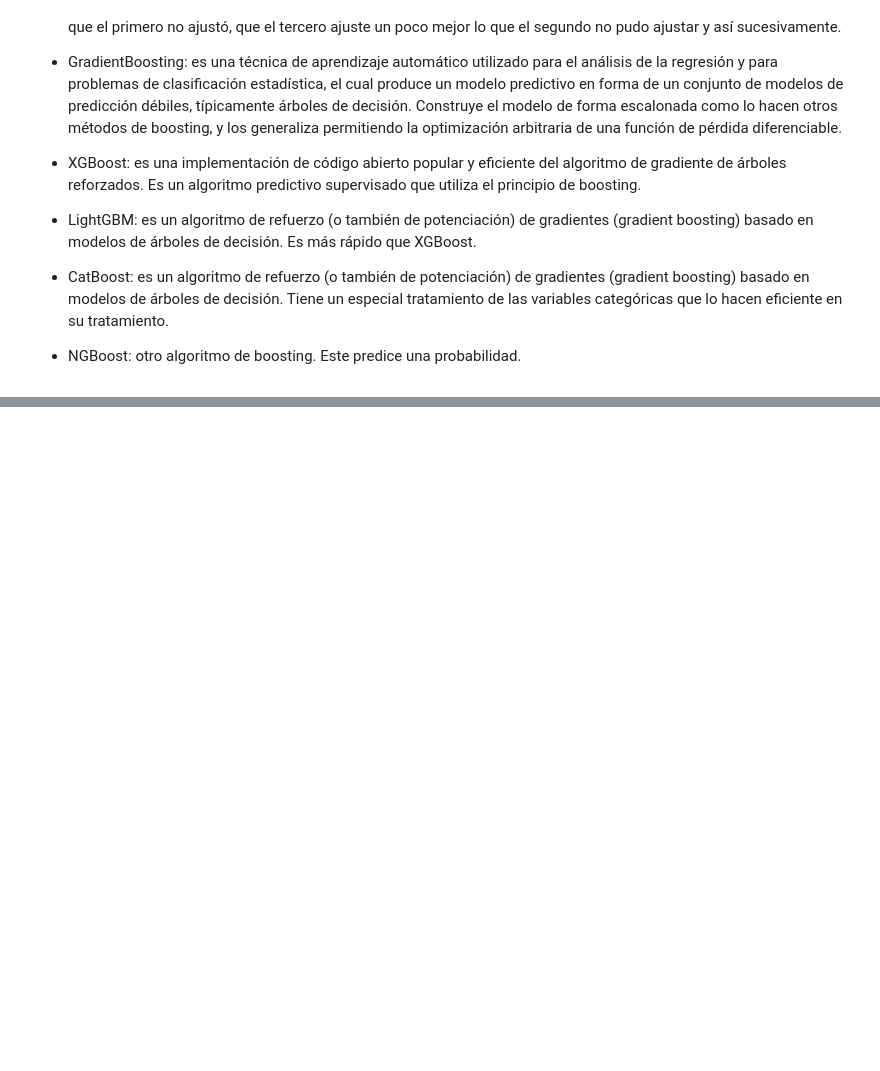
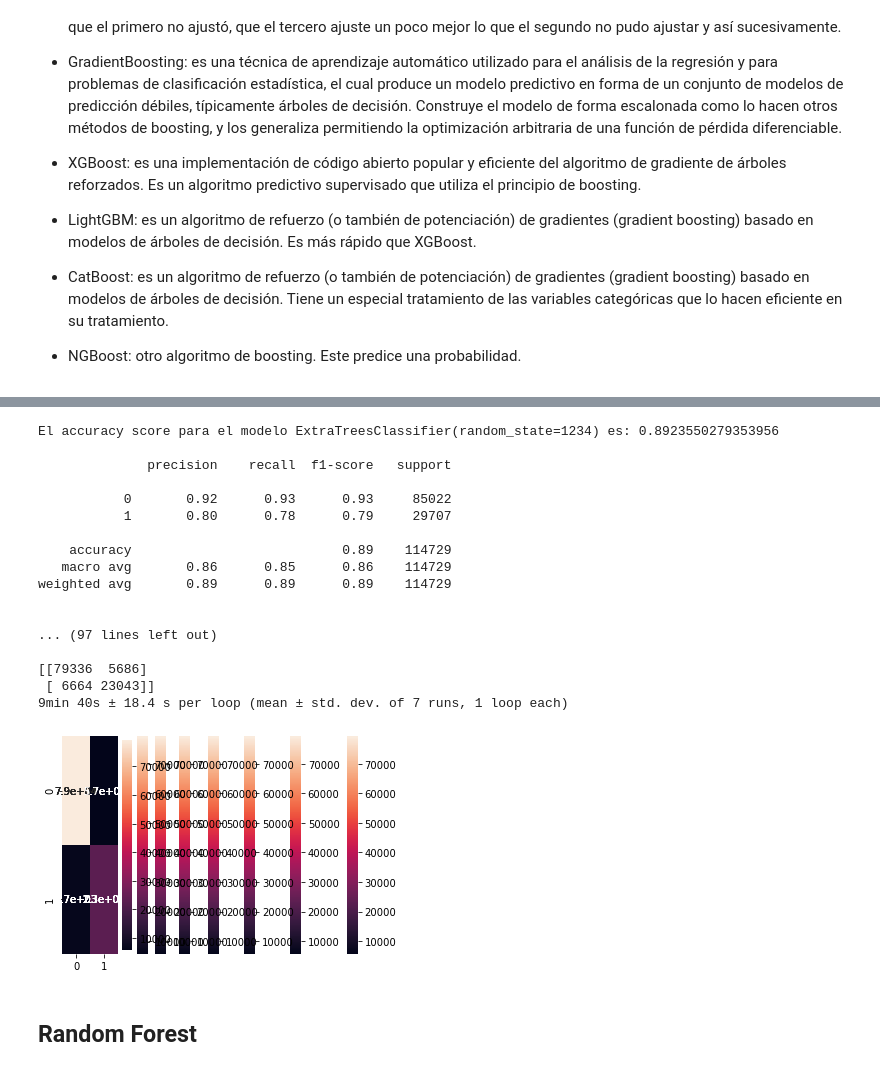
Before and after one commit to GerardoGrana/AMEX_dedault_prediction, a Jupyter notebook: Notebooks/Baseline.ipynb, the cells around one changed output, grey strips where cells are left out. Cells and saved outputs as stored; diff of their text form; code cells hidden in the pictures; blank space fills up the shorter version.

```diff
--- a/Notebooks/Baseline.ipynb
+++ b/Notebooks/Baseline.ipynb
@@ -198,0 +224,37 @@ for clasificador in clasificadores:
+# %%
+modelo = clasificador_extra_trees
+# %%
+my_pipeline2 = Pipeline(steps=[('preprocessor', preprocessor),
+                              ('model', modelo)
+                             ])
+# %%
+%%timeit
+my_pipeline2.fit(X_train, y_train)
+predicciones = my_pipeline2.predict(X_test)
+cmx = confusion_matrix(y_test,predicciones)
+
+print(f'El accuracy score para el modelo {modelo} es: {accuracy_score(y_test, predicciones)}\n')
+print(classification_report(y_test, predicciones)+'\n')
+sns.heatmap(cmx, annot=True)
+print(cmx)
+# %% [output]
+El accuracy score para el modelo ExtraTreesClassifier(random_state=1234) es: 0.8923550279353956
+
+              precision    recall  f1-score   support
+
+           0       0.92      0.93      0.93     85022
+           1       0.80      0.78      0.79     29707
+
+    accuracy                           0.89    114729
+   macro avg       0.86      0.85      0.86    114729
+weighted avg       0.89      0.89      0.89    114729
+
+
+... (97 lines left out)
+
+[[79336  5686]
+ [ 6664 23043]]
+9min 40s ± 18.4 s per loop (mean ± std. dev. of 7 runs, 1 loop each)
+[figure, added]
+# %% [markdown]
+## Random Forest
```
Also changed, not shown: parts of 15 cells of this notebook.
